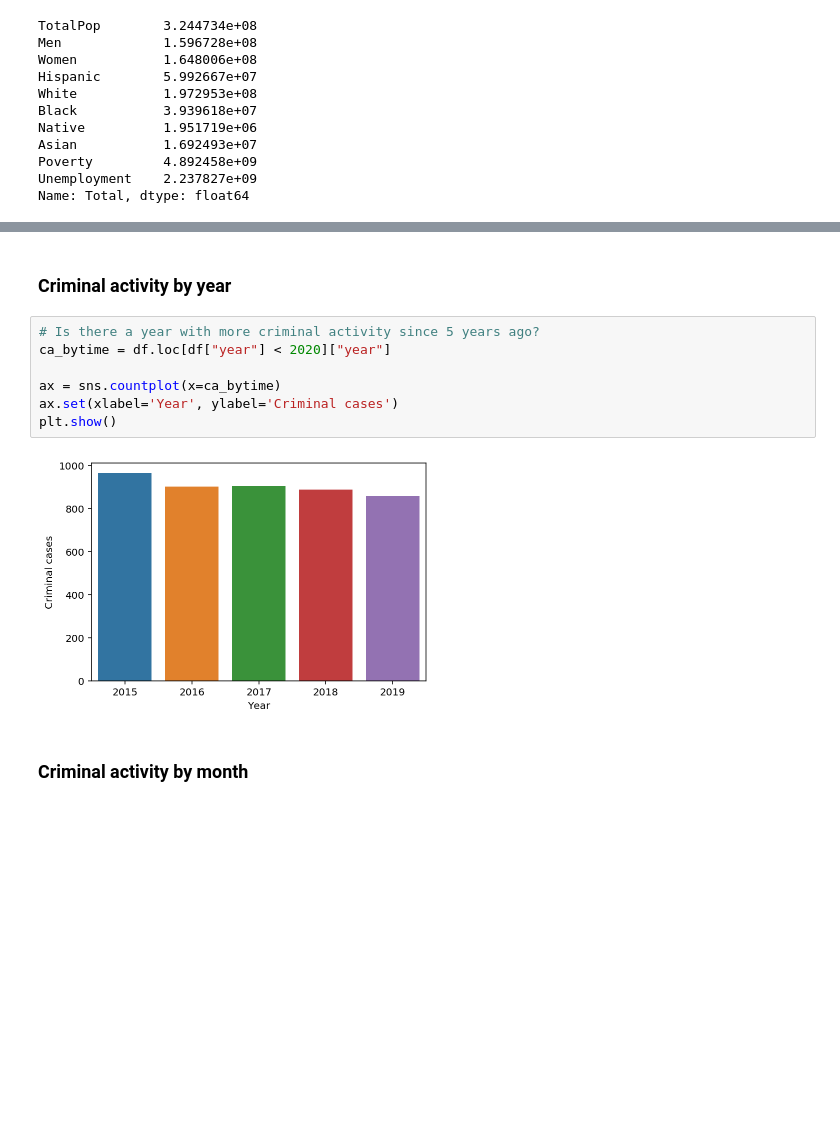
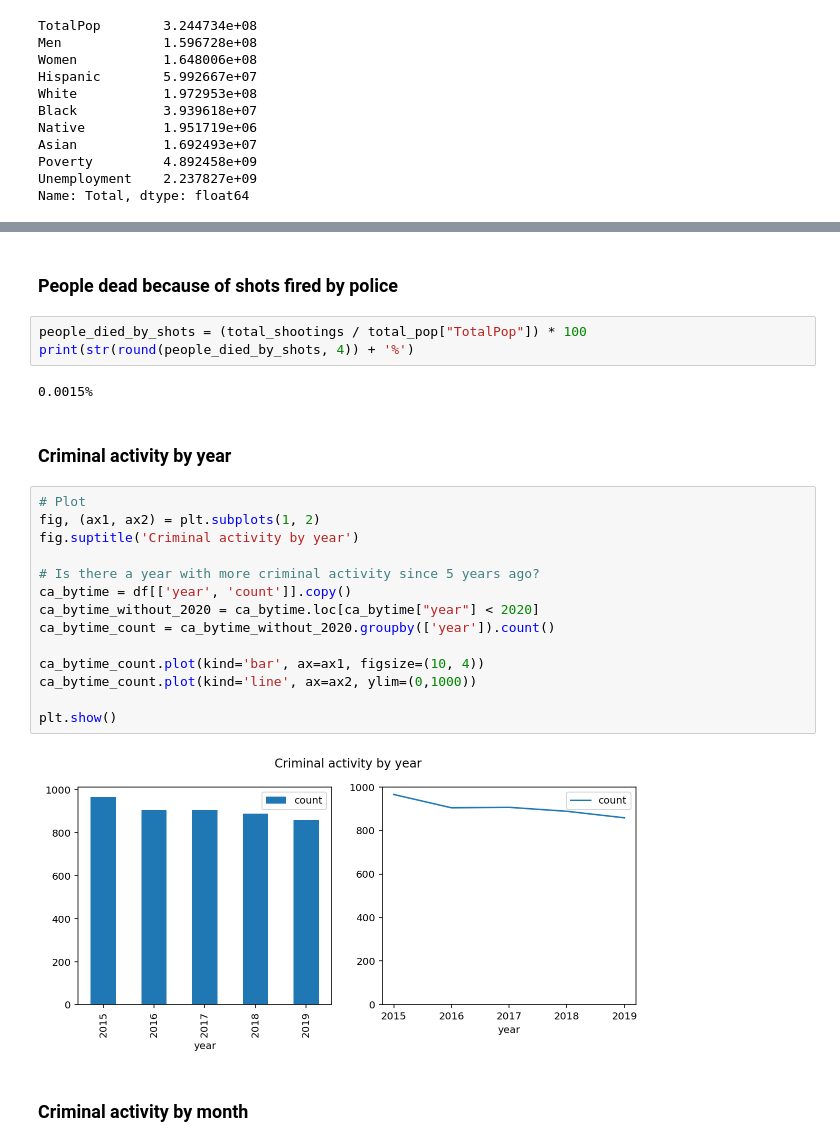
Before and after one commit to javsanbel2/betaproject, a Jupyter notebook: beta_javier.ipynb, the cells around one changed output, grey strips where cells are left out. Cells and saved outputs as stored; diff of their text form; blank space fills up the shorter version.

Commit message:
Add and correct some graphics

```diff
--- a/beta_javier.ipynb
+++ b/beta_javier.ipynb
@@ -132,14 +127,28 @@ print(str(percent_incidents_filmed) + '%')
+# %% [markdown]
+<h3>People dead because of shots fired by police</h3>
+# %%
+people_died_by_shots = (total_shootings / total_pop["TotalPop"]) * 100
+print(str(round(people_died_by_shots, 4)) + '%')
+# %% [output]
+0.0015%
 # %% [markdown]
 <h3>Criminal activity by year</h3>
 # %%
+# Plot
+fig, (ax1, ax2) = plt.subplots(1, 2)
+fig.suptitle('Criminal activity by year')
+
 # Is there a year with more criminal activity since 5 years ago?
-ca_bytime = df.loc[df["year"] < 2020]["year"]
+ca_bytime = df[['year', 'count']].copy()
+ca_bytime_without_2020 = ca_bytime.loc[ca_bytime["year"] < 2020]
+ca_bytime_count = ca_bytime_without_2020.groupby(['year']).count()
 
-ax = sns.countplot(x=ca_bytime)
-ax.set(xlabel='Year', ylabel='Criminal cases')
+ca_bytime_count.plot(kind='bar', ax=ax1, figsize=(10, 4))
+ca_bytime_count.plot(kind='line', ax=ax2, ylim=(0,1000))
+
 plt.show()
 # %% [output]
-[figure, old version]
+[figure, new version]
 # %% [markdown]
 <h3>Criminal activity by month</h3>
 # %%
```
Also changed, not shown: parts of 17 cells of this notebook.
